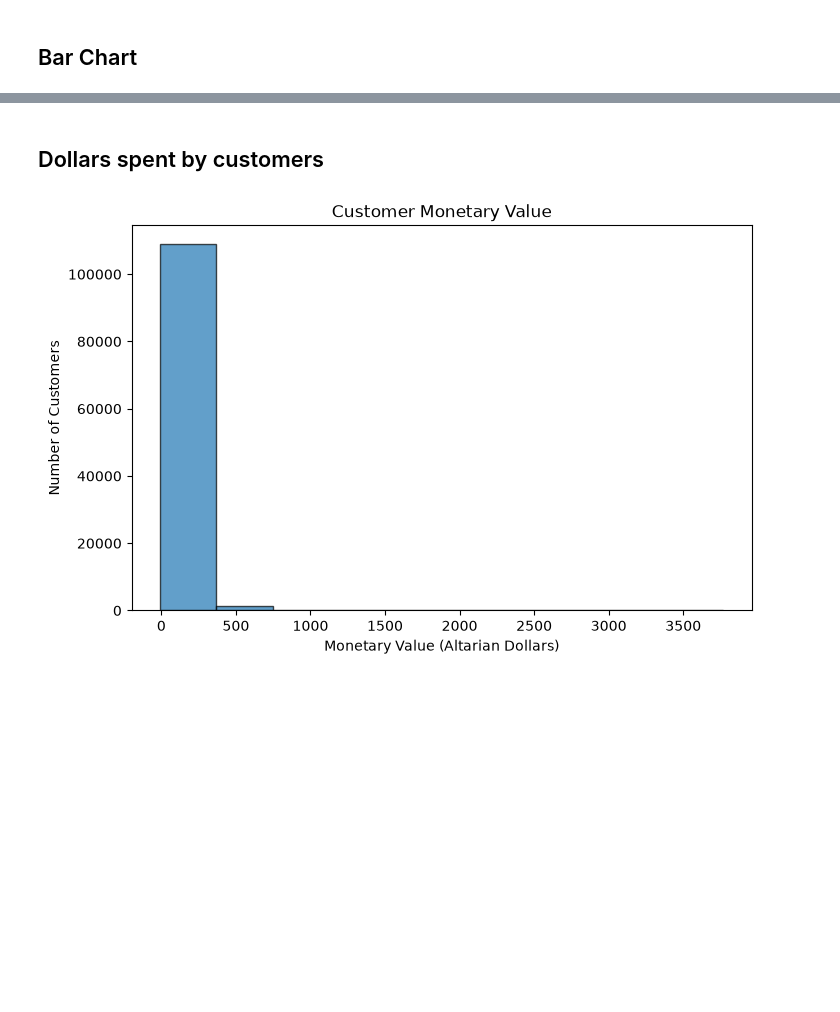
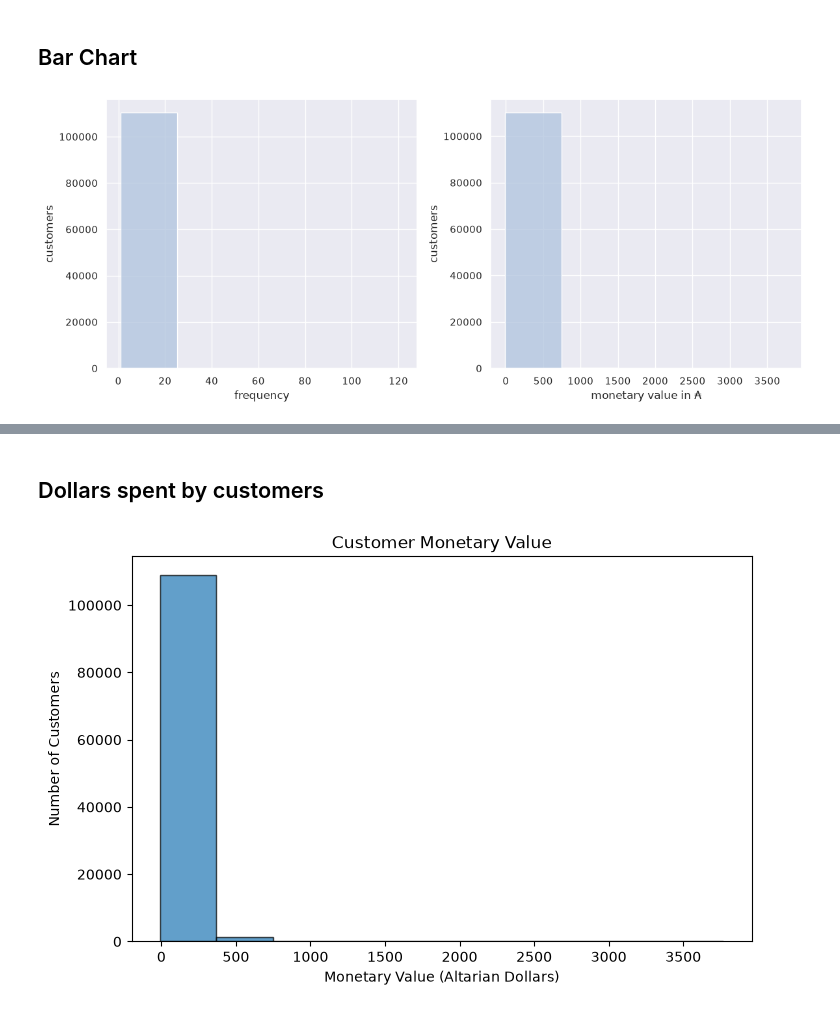
Before and after one commit to Numbersdontlie/Data-Science-Piscine, a Jupyter notebook: day3/ex03/ex03.ipynb, the cells around one changed output, grey strips where cells are left out. Saved outputs shown, nothing was run; the diff lists cells and outputs as text; code cells hidden in the pictures; blank space fills up the shorter version.

```diff
--- a/day3/ex03/ex03.ipynb
+++ b/day3/ex03/ex03.ipynb
@@ -45,3 +46,39 @@ with psycopg2.connect(
             "price": pl.Float64,
         },
     )
+# %%
+# aggregate the data
+df_purchase_agg = df_purchase.group_by("user_id").agg(frequency=pl.col("user_session").n_unique(), monetary_value=pl.col("price").sum())
+# %%
+## 2. Plot using Seaborn
+sns.set_theme(style="darkgrid")
+fig, axes = plt.subplots(1, 2, figsize=(12, 5))
+
+# Left Plot: Frequency
+sns.histplot(
+    data=df_purchase_agg,
+    x="frequency",
+    bins=5,
+    color="lightsteelblue",
+    edgecolor="white",
+    ax=axes[0],
+)
+axes[0].set_xlabel("frequency")
+axes[0].set_ylabel("customers")
+
+# Right Plot: Monetary Value
+sns.histplot(
+    data=df_purchase_agg,
+    x="monetary_value",
+    bins=5,
+    color="lightsteelblue",
+    edgecolor="white",
+    ax=axes[1],
+)
+axes[1].set_xlabel("monetary value in ₳")
+axes[1].set_ylabel("customers")
+
+plt.tight_layout()
+plt.show()
+# %% [output]
+[figure, added]
```
Also changed, not shown: parts of 6 cells of this notebook.
